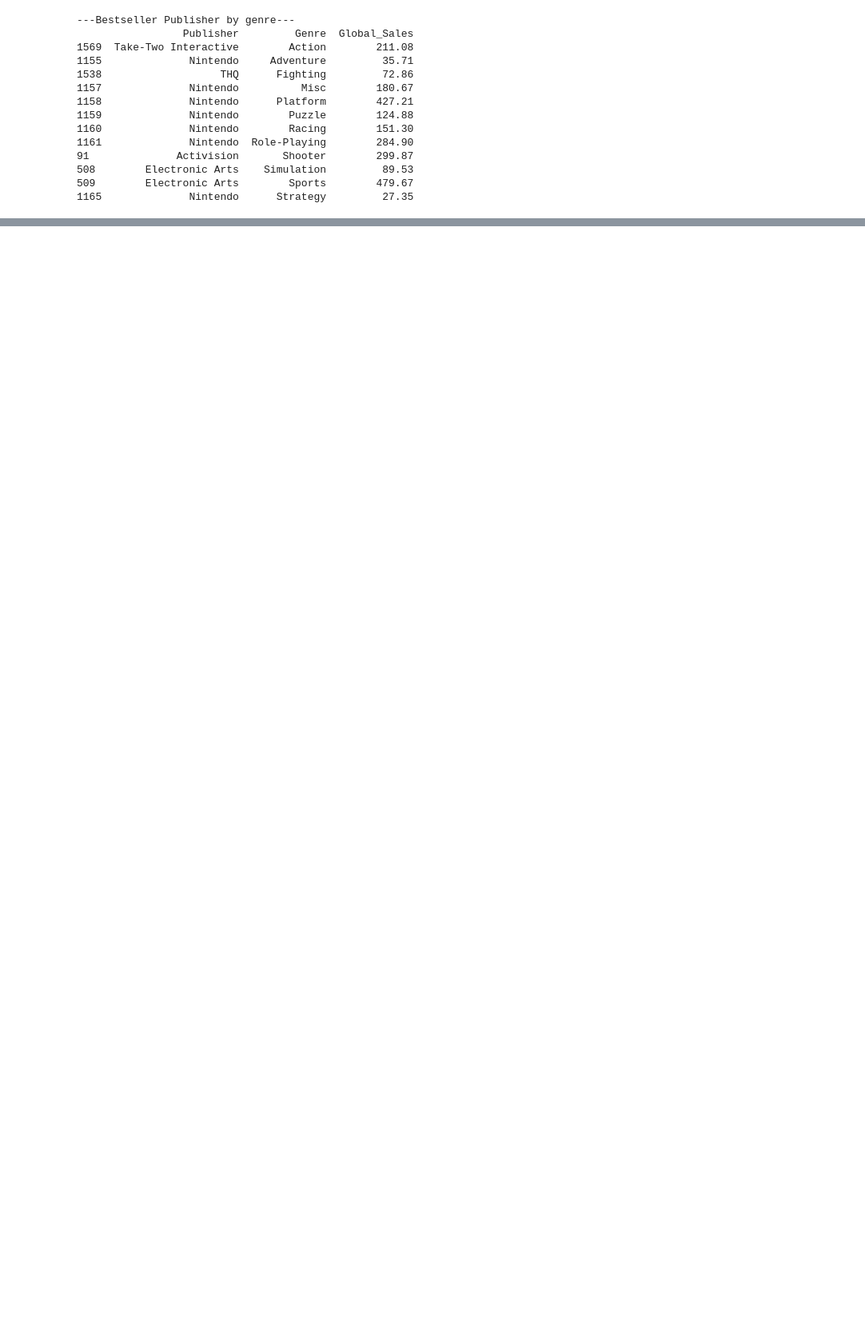
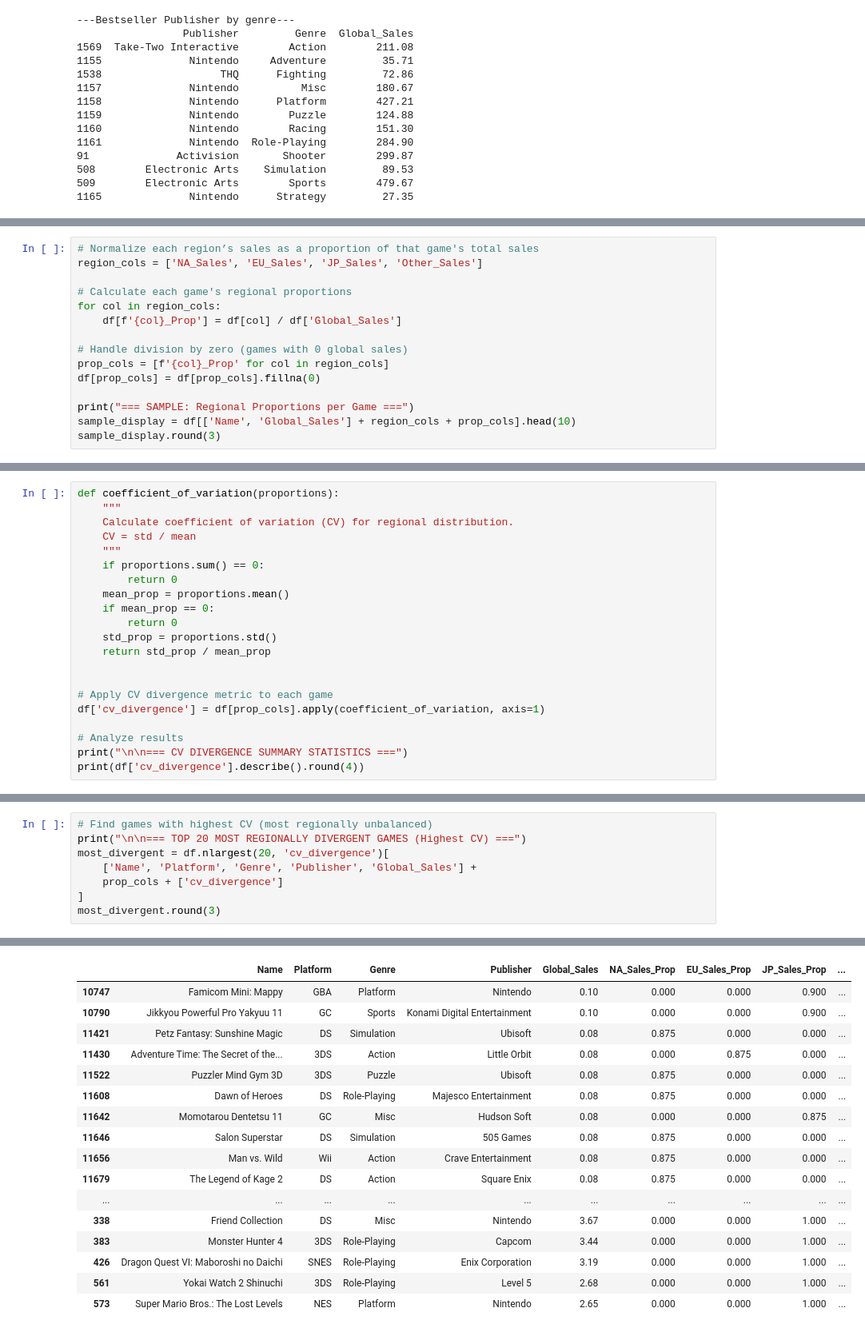
Before and after one commit to benzartimelek/Global_Video_Game_Sales_Evaluation, a Jupyter notebook: Project.ipynb, the cells around one changed output, grey strips where cells are left out. Shown: that part at 80% size. Saved outputs shown, nothing was run; the diff lists cells and outputs as text; blank space fills up the shorter version.

```diff
--- a/Project.ipynb
+++ b/Project.ipynb
@@ -645,0 +1042,15 @@ print(dominant_publishers)
+# %%
+# Normalize each region’s sales as a proportion of that game's total sales
+region_cols = ['NA_Sales', 'EU_Sales', 'JP_Sales', 'Other_Sales']
+
+# Calculate each game's regional proportions
+for col in region_cols:
+    df[f'{col}_Prop'] = df[col] / df['Global_Sales']
+
+# Handle division by zero (games with 0 global sales)
+prop_cols = [f'{col}_Prop' for col in region_cols]
+df[prop_cols] = df[prop_cols].fillna(0)
+
+print("=== SAMPLE: Regional Proportions per Game ===")
+sample_display = df[['Name', 'Global_Sales'] + region_cols + prop_cols].head(10)
+sample_display.round(3)
@@ -645,0 +1087,21 @@ print(dominant_publishers)
+# %%
+def coefficient_of_variation(proportions):
+    """
+    Calculate coefficient of variation (CV) for regional distribution.
+    CV = std / mean
+    """
+    if proportions.sum() == 0:
+        return 0
+    mean_prop = proportions.mean()
+    if mean_prop == 0:
+        return 0
+    std_prop = proportions.std()
+    return std_prop / mean_prop
+
+
+# Apply CV divergence metric to each game
+df['cv_divergence'] = df[prop_cols].apply(coefficient_of_variation, axis=1)
+
+# Analyze results
+print("\n\n=== CV DIVERGENCE SUMMARY STATISTICS ===")
+print(df['cv_divergence'].describe().round(4))
@@ -645,0 +1146,9 @@ print(dominant_publishers)
+# %%
+# Find games with highest CV (most regionally unbalanced)
+print("\n\n=== TOP 20 MOST REGIONALLY DIVERGENT GAMES (Highest CV) ===")
+most_divergent = df.nlargest(20, 'cv_divergence')[
+    ['Name', 'Platform', 'Genre', 'Publisher', 'Global_Sales'] +
+    prop_cols + ['cv_divergence']
+]
+most_divergent.round(3)
+# %% [output]
@@ -645,0 +1156,17 @@ print(dominant_publishers)
+|  | Name | Platform | Genre | Publisher | Global_Sales | NA_Sales_Prop | EU_Sales_Prop | JP_Sales_Prop | ... |
+| 10747 | Famicom Mini: Mappy | GBA | Platform | Nintendo | 0.10 | 0.000 | 0.000 | 0.900 | ... |
+| 10790 | Jikkyou Powerful Pro Yakyuu 11 | GC | Sports | Konami Digital Entertainment | 0.10 | 0.000 | 0.000 | 0.900 | ... |
+| 11421 | Petz Fantasy: Sunshine Magic | DS | Simulation | Ubisoft | 0.08 | 0.875 | 0.000 | 0.000 | ... |
+| 11430 | Adventure Time: The Secret of the... | 3DS | Action | Little Orbit | 0.08 | 0.000 | 0.875 | 0.000 | ... |
+| 11522 | Puzzler Mind Gym 3D | 3DS | Puzzle | Ubisoft | 0.08 | 0.875 | 0.000 | 0.000 | ... |
+| 11608 | Dawn of Heroes | DS | Role-Playing | Majesco Entertainment | 0.08 | 0.875 | 0.000 | 0.000 | ... |
+| 11642 | Momotarou Dentetsu 11 | GC | Misc | Hudson Soft | 0.08 | 0.000 | 0.000 | 0.875 | ... |
+| 11646 | Salon Superstar | DS | Simulation | 505 Games | 0.08 | 0.875 | 0.000 | 0.000 | ... |
+| 11656 | Man vs. Wild | Wii | Action | Crave Entertainment | 0.08 | 0.875 | 0.000 | 0.000 | ... |
+| 11679 | The Legend of Kage 2 | DS | Action | Square Enix | 0.08 | 0.875 | 0.000 | 0.000 | ... |
+| ... | ... | ... | ... | ... | ... | ... | ... | ... | ... |
+| 338 | Friend Collection | DS | Misc | Nintendo | 3.67 | 0.000 | 0.000 | 1.000 | ... |
+| 383 | Monster Hunter 4 | 3DS | Role-Playing | Capcom | 3.44 | 0.000 | 0.000 | 1.000 | ... |
+| 426 | Dragon Quest VI: Maboroshi no Daichi | SNES | Role-Playing | Enix Corporation | 3.19 | 0.000 | 0.000 | 1.000 | ... |
+| 561 | Yokai Watch 2 Shinuchi | 3DS | Role-Playing | Level 5 | 2.68 | 0.000 | 0.000 | 1.000 | ... |
+| 573 | Super Mario Bros.: The Lost Levels | NES | Platform | Nintendo | 2.65 | 0.000 | 0.000 | 1.000 | ... |
```
Also changed, not shown: parts of 93 cells of this notebook.
